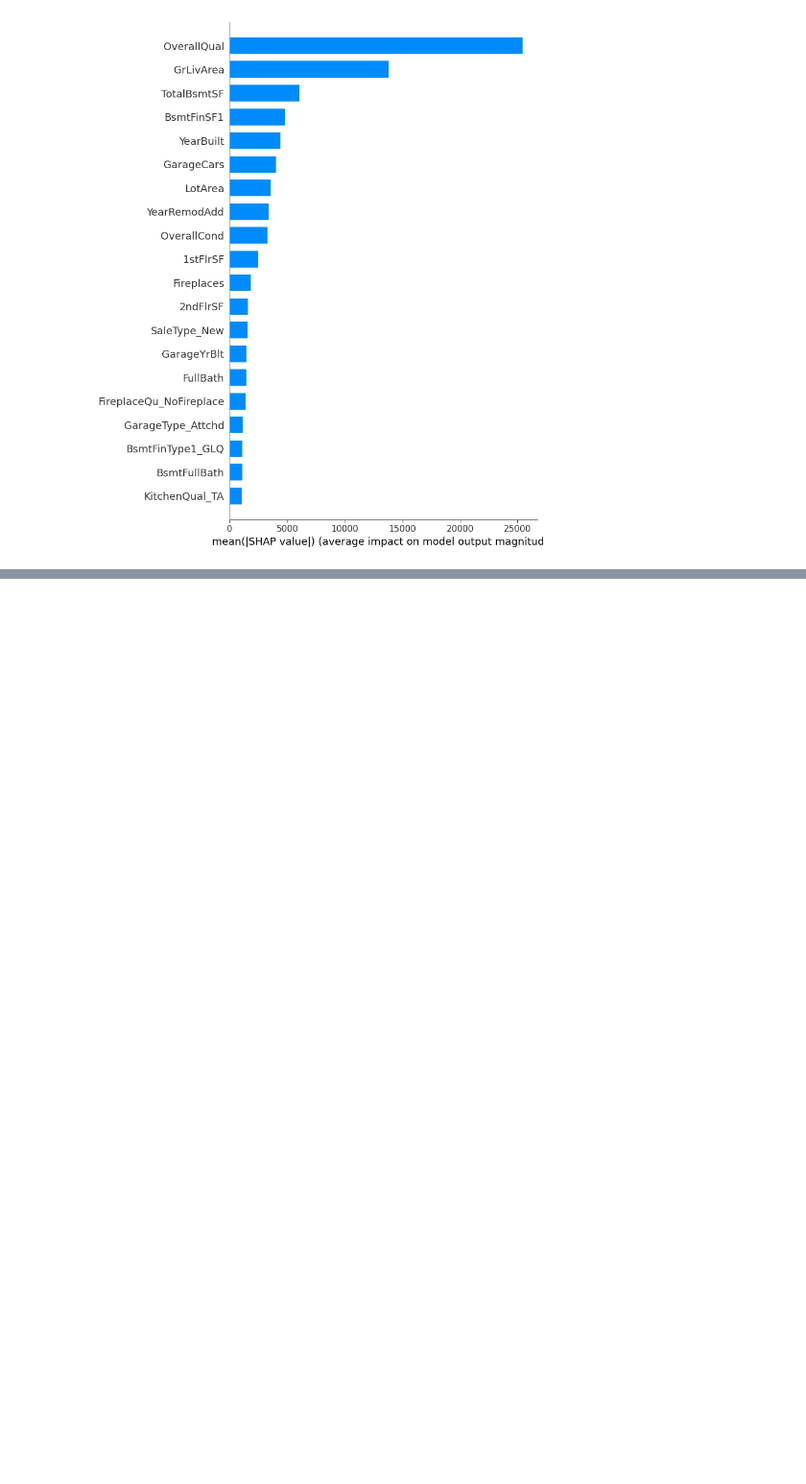
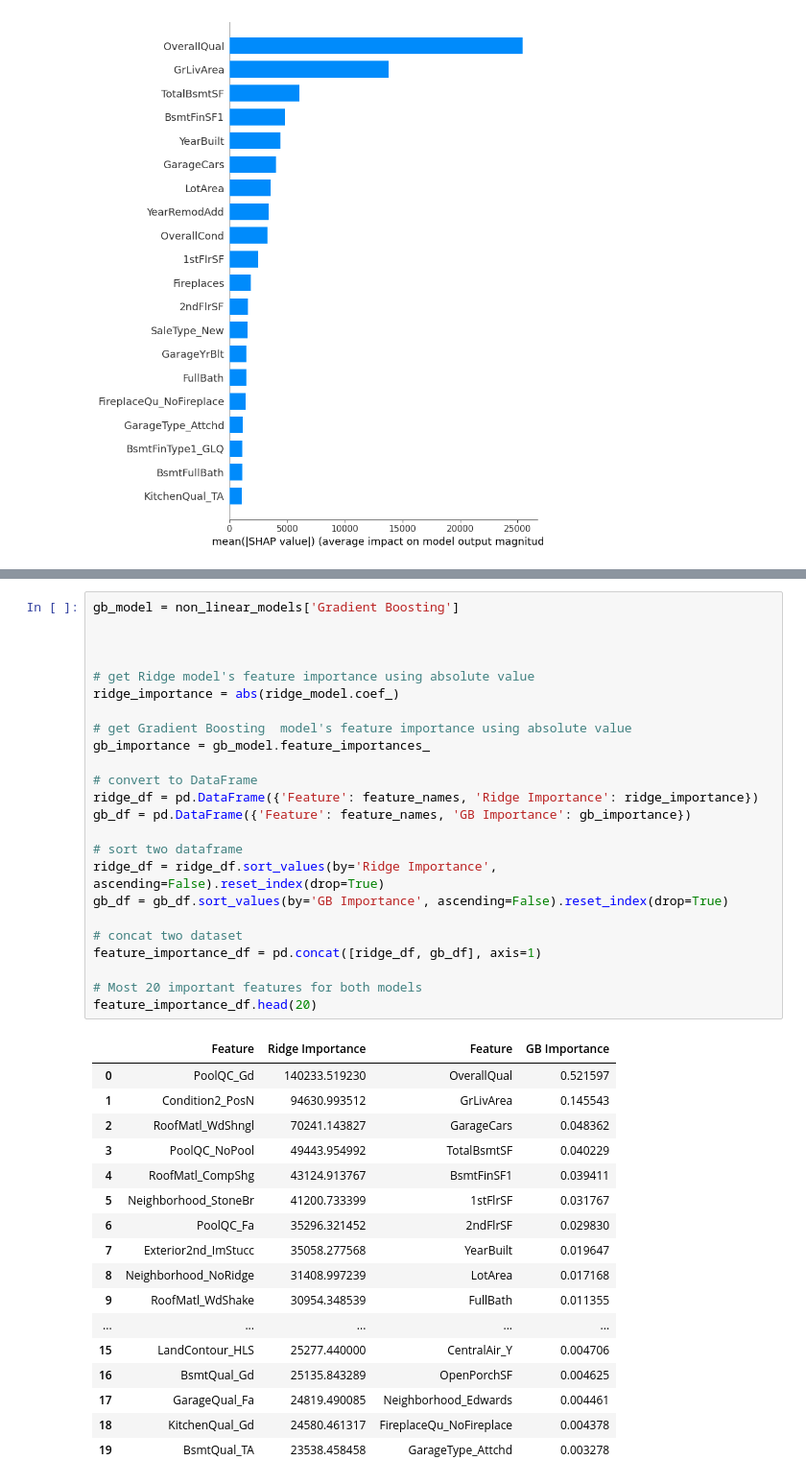
Before and after one commit to annwanginnt/Operation-Research, a Jupyter notebook: AIassignment2.ipynb, the cells around one changed output, grey strips where cells are left out. Shown at 96% size. Drawn from its saved outputs; the diff is of its cells as text; blank space fills up the shorter version.

```diff
--- a/AIassignment2.ipynb
+++ b/AIassignment2.ipynb
@@ -480,0 +547,42 @@ shap.summary_plot(shap_values, X_train, plot_type='bar')
+# %%
+gb_model = non_linear_models['Gradient Boosting']
+
+
+
+# get Ridge model's feature importance using absolute value
+ridge_importance = abs(ridge_model.coef_)
+
+# get Gradient Boosting  model's feature importance using absolute value
+gb_importance = gb_model.feature_importances_
+
+# convert to DataFrame
+ridge_df = pd.DataFrame({'Feature': feature_names, 'Ridge Importance': ridge_importance})
+gb_df = pd.DataFrame({'Feature': feature_names, 'GB Importance': gb_importance})
+
+# sort two dataframe
+ridge_df = ridge_df.sort_values(by='Ridge Importance', ascending=False).reset_index(drop=True)
+gb_df = gb_df.sort_values(by='GB Importance', ascending=False).reset_index(drop=True)
+
+# concat two dataset
+feature_importance_df = pd.concat([ridge_df, gb_df], axis=1)
+
+# Most 20 important features for both models
+feature_importance_df.head(20)
+# %% [output]
+|  | Feature | Ridge Importance | Feature | GB Importance |
+| 0 | PoolQC_Gd | 140233.519230 | OverallQual | 0.521597 |
+| 1 | Condition2_PosN | 94630.993512 | GrLivArea | 0.145543 |
+| 2 | RoofMatl_WdShngl | 70241.143827 | GarageCars | 0.048362 |
+| 3 | PoolQC_NoPool | 49443.954992 | TotalBsmtSF | 0.040229 |
+| 4 | RoofMatl_CompShg | 43124.913767 | BsmtFinSF1 | 0.039411 |
+| 5 | Neighborhood_StoneBr | 41200.733399 | 1stFlrSF | 0.031767 |
+| 6 | PoolQC_Fa | 35296.321452 | 2ndFlrSF | 0.029830 |
+| 7 | Exterior2nd_ImStucc | 35058.277568 | YearBuilt | 0.019647 |
+| 8 | Neighborhood_NoRidge | 31408.997239 | LotArea | 0.017168 |
+| 9 | RoofMatl_WdShake | 30954.348539 | FullBath | 0.011355 |
+| ... | ... | ... | ... | ... |
+| 15 | LandContour_HLS | 25277.440000 | CentralAir_Y | 0.004706 |
+| 16 | BsmtQual_Gd | 25135.843289 | OpenPorchSF | 0.004625 |
+| 17 | GarageQual_Fa | 24819.490085 | Neighborhood_Edwards | 0.004461 |
+| 18 | KitchenQual_Gd | 24580.461317 | FireplaceQu_NoFireplace | 0.004378 |
+| 19 | BsmtQual_TA | 23538.458458 | GarageType_Attchd | 0.003278 |
```
Also changed, not shown: parts of 17 cells of this notebook.
